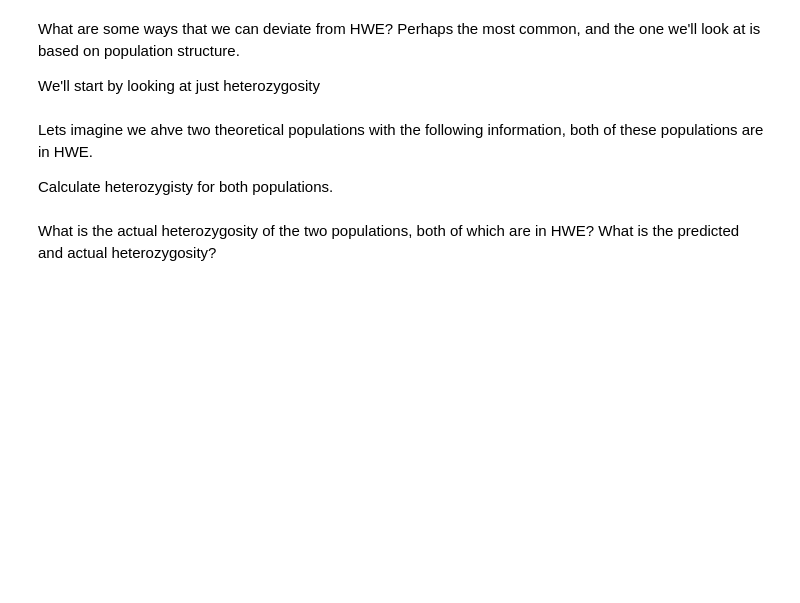
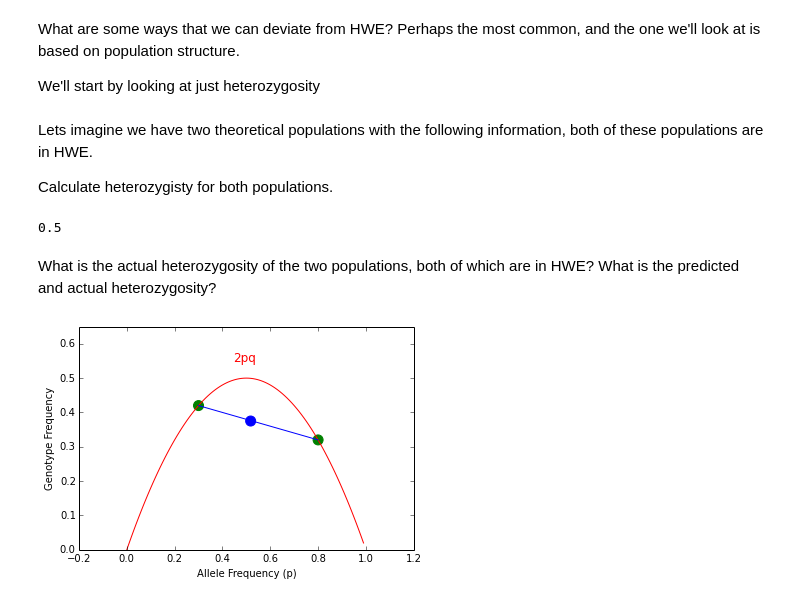
Before and after one commit to gregcaporaso/teaching-notebooks, a Jupyter notebook: chase-pop-gen/popgen-lecture3.ipynb, the cells around one changed output. Saved outputs shown, nothing was run; the diff lists cells and outputs as text; code cells hidden in the pictures; blank space fills up the shorter version.

```diff
--- a/chase-pop-gen/popgen-lecture3.ipynb
+++ b/chase-pop-gen/popgen-lecture3.ipynb
@@ -98,7 +103,7 @@ What are some ways that we can deviate from HWE? Perhaps the most common, and th
 
 We'll start by looking at just heterozygosity
 # %% [markdown]
-Lets imagine we ahve two theoretical populations with the following information, both of these populations are in HWE.
+Lets imagine we have two theoretical populations with the following information, both of these populations are in HWE.
 
 Calculate heterozygisty for both populations.
 # %%
@@ -106,8 +111,10 @@ Calculate heterozygisty for both populations.
 
 pop1 = 734
 pop2 = 567
+pop3 = 600
 p1 = .3
 p2 = .8
+p3 = .5
 
 def get_het(p):
     q = 1 - p
@@ -116,8 +123,12 @@ def get_het(p):
 
 het1 = get_het(p1)
 het2 = get_het(p2)
-
-ps = [p1, p2]
-hets = [het1, het2]
+het3 = get_het(p3)
+# remember to add in p2 and het2
+ps = [.3, .8]#, .5]
+hets = [.42, .32]#, .5]
+print het3
+# %% [output]
+0.5
 # %% [markdown]
 What is the actual heterozygosity of the two populations, both of which are in HWE? What is the predicted and actual heterozygosity?
@@ -127,16 +135,24 @@ act_p =
+# %%
+# n = 734 + 567 + 600
+# act_p = ((.3*734) + (567*.8) + (600*.5))/n
+# act_het = ((.42*734)+(.32*567) + (.5*600))/n
+act_het = .375
+act_p = .518
 # %%
 #Next line takes the expected points
 plt.scatter(ps, hets, s=100, color='green')
-#actual points
+# actual points
 plt.scatter(act_p, act_het, s=100, color='blue')
 plt.plot(x, het, color='red')
 plt.text(.45, .55, '2pq', fontsize=12, color='red')
 plt.xlabel('Allele Frequency (p)')
 plt.ylabel('Genotype Frequency')
 #createp the connecting line
-#plt.plot(ps, hets)
+plt.plot(ps, hets)
 plt.ylim(0, .65)
 plt.show()
+# %% [output]
+[figure, added]
 # %% [markdown]
 How do we actually test for HWE?
 
```
Also changed, not shown: parts of 18 cells of this notebook.
